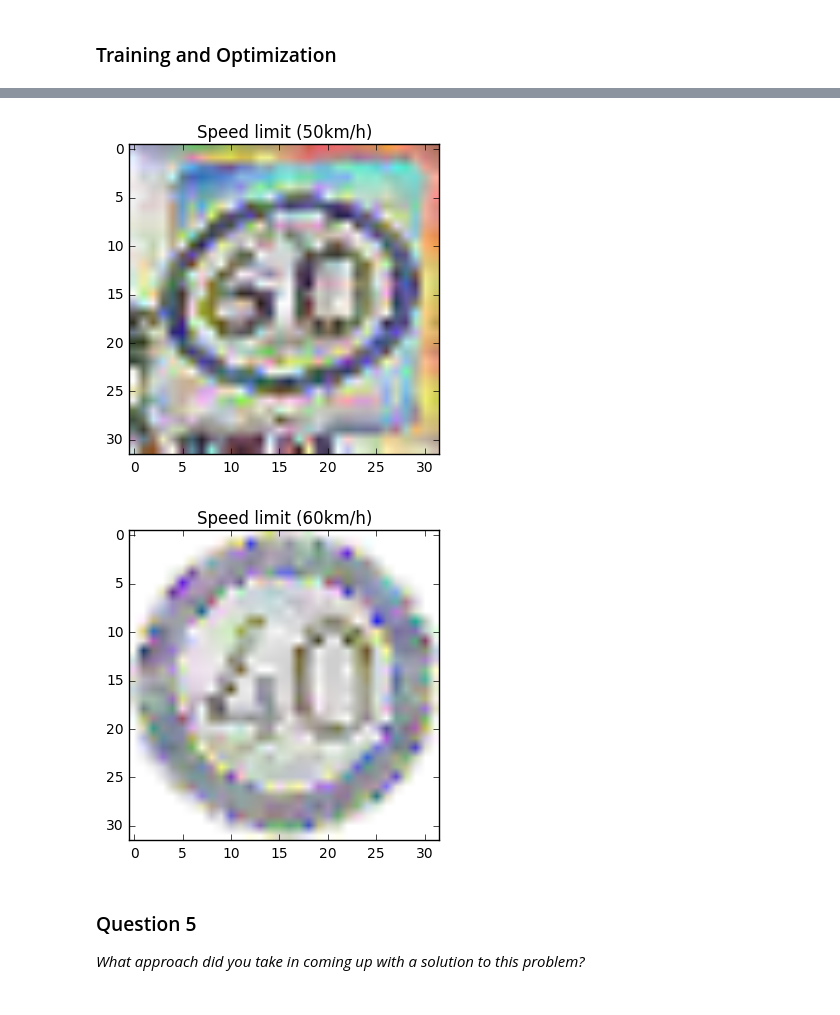
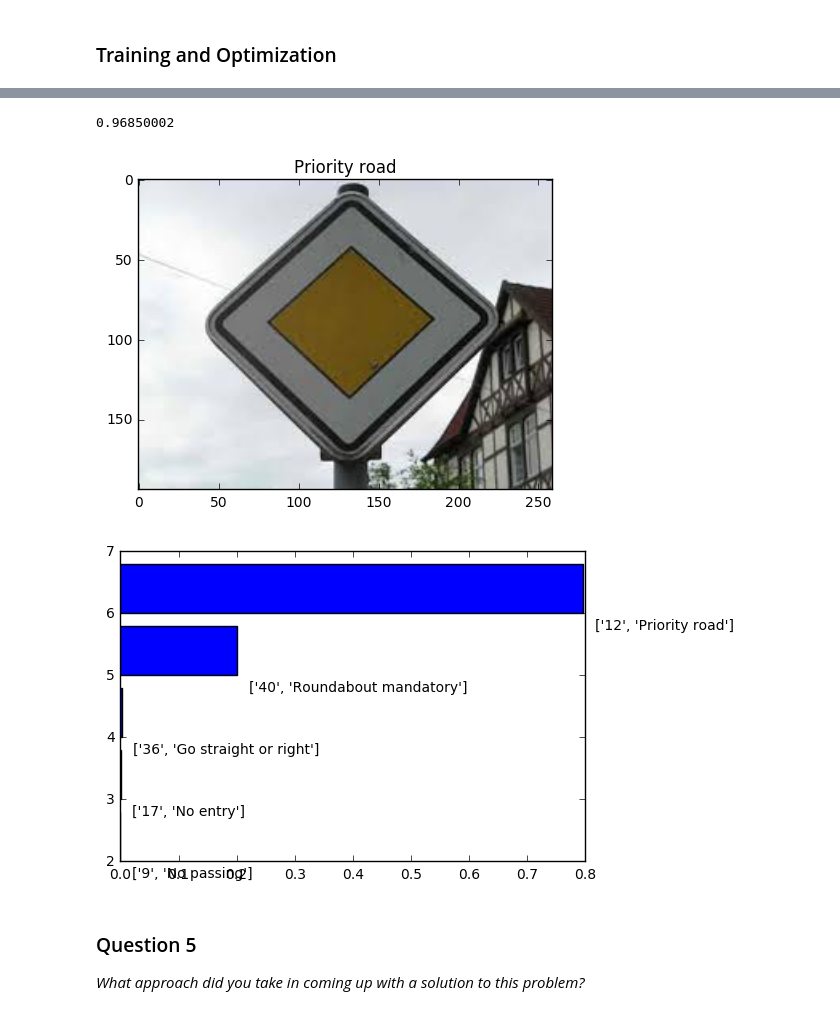
Before and after one commit to chinnikrishna/TrafficSignClassifier, a Jupyter notebook: Traffic_Signs_Recognition.ipynb, the cells around one changed output, grey strips where cells are left out. Cells and saved outputs as stored; diff of their text form; code cells hidden in the pictures.

```diff
--- a/Traffic_Signs_Recognition.ipynb
+++ b/Traffic_Signs_Recognition.ipynb
@@ -268,7 +268,7 @@ _Describe how you set up the training, validation and testing data for your mode
 ### Splitting into Validation and Training Sets
 # %%
 #Splitting into Train and Validation Sets
-ValSize=0.15 #15%
+ValSize=0.25 #25%
 if(ValSplitDone==False):
     TrainFeaturesPP, ValFeaturesPP, TrainLabels, ValLabels = train_test_split(
      TrainFeaturesPP,TrainLabels, test_size=ValSize, random_state=2)
@@ -300,7 +300,9 @@ def CreateConvLayer(input,NumChnls,FilSize,NumFils,Stride=1,pooling=True):
     #Create shape of filter
     FilterShape=[FilSize,FilSize,NumChnls,NumFils]
     #Create variables for weights and Biases
-    Weights=tf.Variable(tf.truncated_normal(FilterShape,stddev=0.05))
+    #Weights=tf.Variable(tf.truncated_normal(FilterShape,stddev=0.05))
+    Weights=tf.get_variable("Weights"+str(random.randint(0,len(TrainFeaturesPP))),
+                            shape=FilterShape,initializer=tf.contrib.layers.xavier_initializer())
     Biases=tf.Variable(tf.constant(0.05,shape=[NumFils]))
     #Convolution Output
     ConvOpt=tf.nn.conv2d(input=input,filter=Weights,strides=[1,Stride,Stride,1],padding='SAME')
@@ -323,11 +325,13 @@ def CreateFCLayer(input,NumInputs,NumOutputs,relu=True):
     #Weight Shape
     WShape=[NumInputs,NumOutputs]
     #Create Variables for Weights and Biases
-    Weights=tf.Variable(tf.truncated_normal(WShape,stddev=0.05))
+    #Weights=tf.Variable(tf.truncated_normal(WShape,stddev=0.05))
+    Weights=tf.get_variable("Weights"+str(random.randint(0,len(TrainFeaturesPP))),
+                            shape=WShape,initializer=tf.contrib.layers.xavier_initializer())
     Biases=tf.Variable(tf.constant(0.05,shape=[NumOutputs]))
     #Calculate FC
     FCLayer=tf.matmul(input,Weights)+Biases
     if(relu==True):
         FCLayer=tf.nn.relu(FCLayer)
-    return FCLayer
+    return FCLayer, Weights
 # %%
@@ -362,9 +365,11 @@ ImgPH=tf.placeholder(tf.float32,[None,32,32,3])
 #Placeholders for Labels
 LabelPH_OHE  =tf.placeholder(tf.float32,[None,NumClasses])
 LabelPH_Plain=tf.placeholder(tf.float32,[None])
+#Placeholder for avoiding dropout during inference
+DropVal1=tf.placeholder(tf.float32)
 # %%
 #Running through network
-NetworkOpt=AlexNet(ImgPH)
+L1ConvWeight,L2ConvWeight,FC1W,FC2W,FC3W,FC4W,FC5W,NetworkOpt=MyCNN(ImgPH,DropVal=DropVal1)
 #Applying Softmax to predict
 ClassPredOHE = tf.nn.softmax(NetworkOpt)
 #Selecting the highest probability to get normal lable
@@ -479,30 +505,39 @@ Total Time =0:11:33
+# %%
+CalAcc("Test",2000)
+# %% [output]
+0.96850002
 # %%
-
 def ClassifyImg(ImgName):
     dim=(32,32)
     Image=cv2.imread(ImgName)
-    #Image=cv2.cvtColor(Image,cv2.COLOR_BGR2YUV)
+    Image1=Image
     Image=cv2.resize(Image,dim,cv2.INTER_CUBIC)
-    clahe=cv2.createCLAHE(clipLimit=2.0, tileGridSize=(8,8))
-    Image[:,:,0]=cv2.equalizeHist(Image[:,:,0])
-    Image[:,:,1]=cv2.equalizeHist(Image[:,:,1])
-    Image[:,:,2]=cv2.equalizeHist(Image[:,:,2])
-    Image[:,:,0]=clahe.apply(Image[:,:,0])
-    Image[:,:,1]=clahe.apply(Image[:,:,1])
-    Image[:,:,2]=clahe.apply(Image[:,:,2])
-    TestDict={ImgPH:[Image,Image],LabelPH_OHE:TestLabelsOHE}
+    Image=preProcess(Image)
+    TestDict={ImgPH:[Image,Image],DropVal1:1,LabelPH_OHE:TestLabelsOHE}
     Val=session.run(ClassPred,TestDict)
     Val=Val.astype(int)
-    plt.figure()
-    plt.imshow(Image)
+    plt.figure(0)
+    plt.imshow(cv2.cvtColor(Image1,cv2.COLOR_BGR2RGB))
     plt.title(Labels[Val[0]][1])
+    top5=tf.nn.top_k(ClassPredOHE,5)
+    predictions=session.run(ClassPredOHE,TestDict)
+    top5_pred=session.run([ClassPredOHE,top5],TestDict)
+    plt.figure(1)
+    plt.barh(6-np.arange(5),top5_pred[1][0][0])
+    for i in range(5):
+        plt.text(top5_pred[1][0][0][i]+.02,6-i-.25,Labels[top5_pred[1][1][0][i]])
+
+#ClassifyImg("Round1.jpg")
+#ClassifyImg("stop2.png")
+ClassifyImg("test1.jpg")
+#ClassifyImg("50mph.jpg")
+#ClassifyImg("stop_test.jpg")
 #ClassifyImg("rdwork.jpg")
-#ClassifyImg("stop_test.jpg")
-ClassifyImg("60mph.jpg")
-ClassifyImg("40mph.jpg")
+#ClassifyImg("40mph.jpg")
+#ClassifyImg("60mph.jpg")
 # %% [output]
-[figure, old version]
+[figure, new version]
-[figure, old version]
+[figure, new version]
 # %% [markdown]
 ### Question 5
 
```
Also changed, not shown: parts of 13 cells of this notebook, 2 other files.
